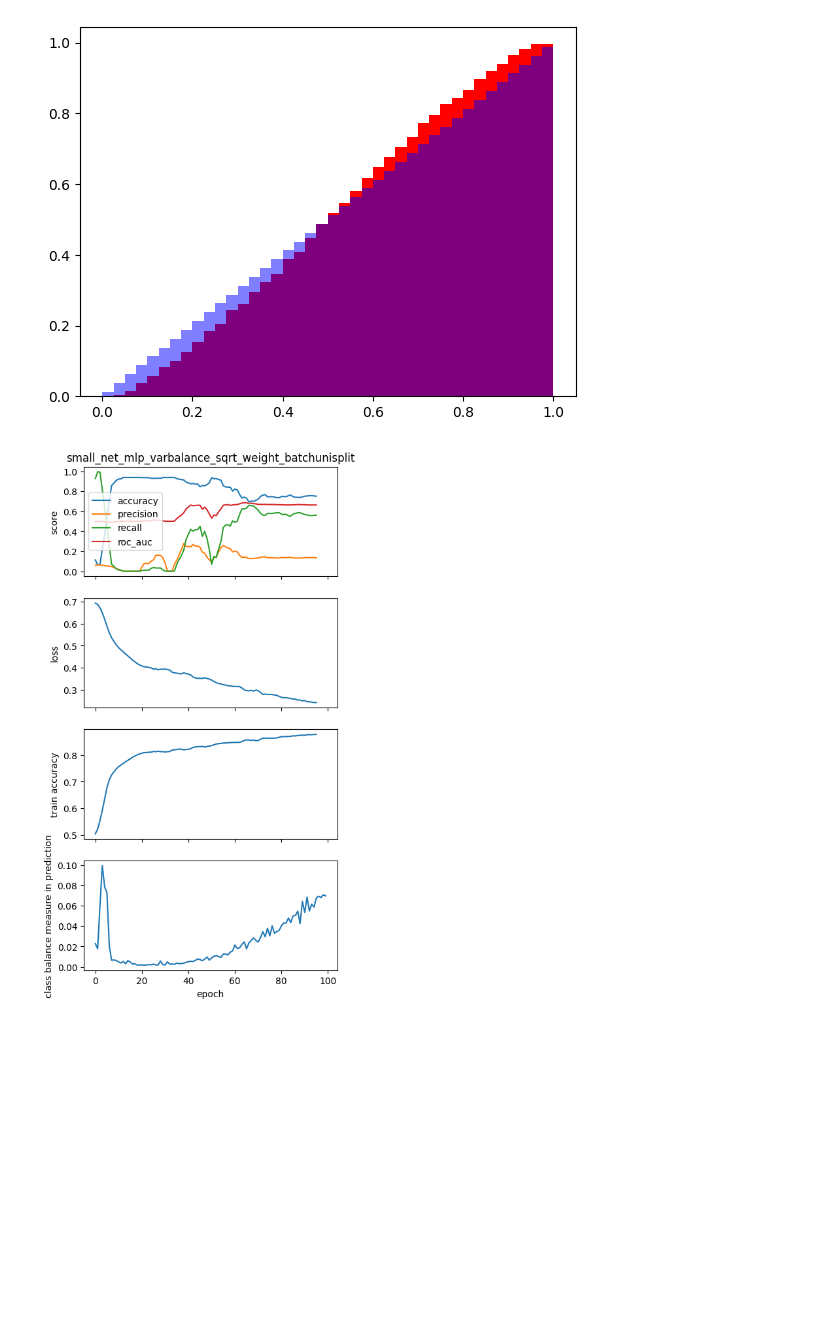
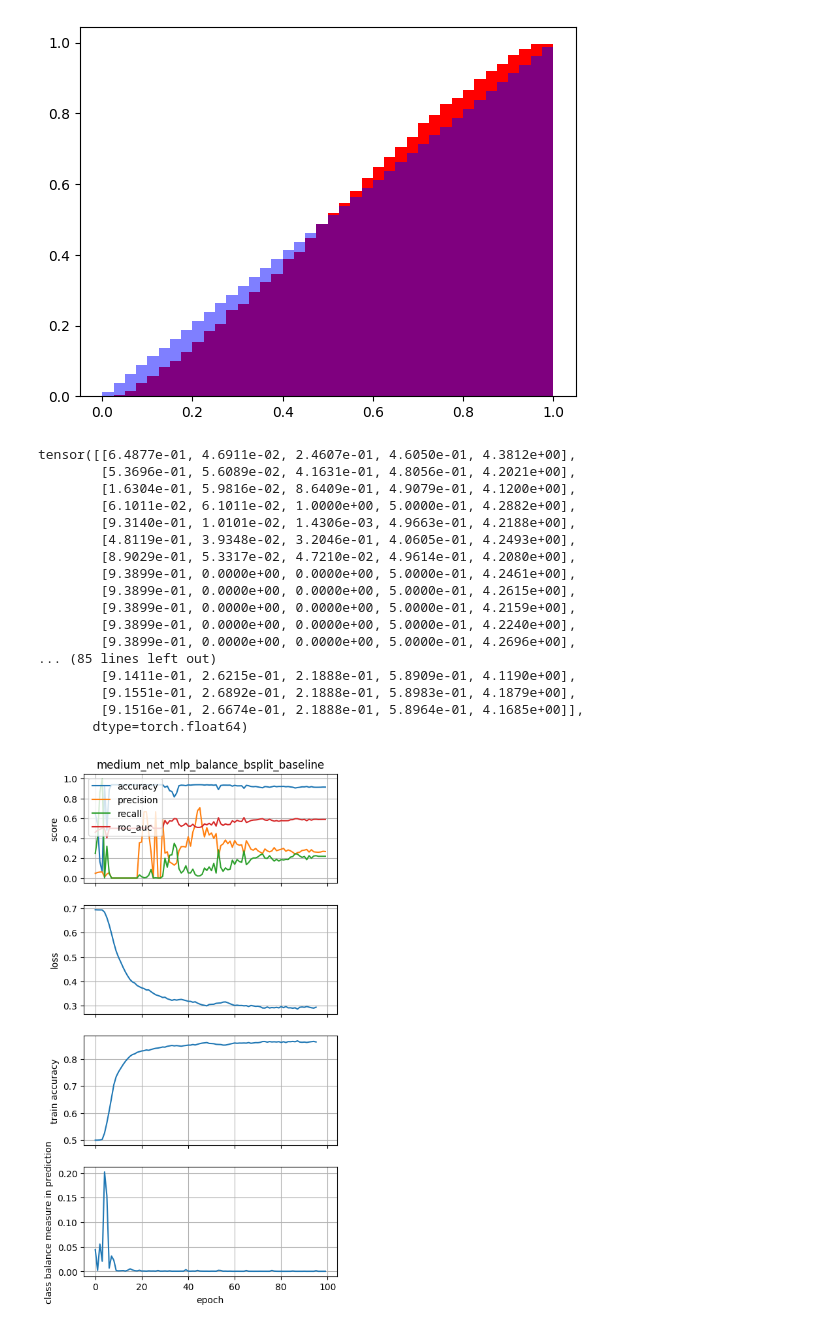
Before and after one commit to LenMetz/TabPFN-medical, a Jupyter notebook: model_analysis.ipynb, the cells around one changed output. Saved outputs shown, nothing was run; the diff lists cells and outputs as text; code cells hidden in the pictures; blank space fills up the shorter version.

```diff
--- a/model_analysis.ipynb
+++ b/model_analysis.ipynb
@@ -139,16 +139,16 @@ def load_train_results(name):
     dir_path = os.path.abspath(os.getcwd())
     path = dir_path + f"/logs/trainrun_{name}"
     try:
-        losses = torch.load(path+"/losses")
+        losses = torch.load(path+"/losses", weights_only=False)
     except:
         losses = np.array([0])
-    mb_results = torch.load(path+"/mb_results")
+    mb_results = torch.load(path+"/mb_results", weights_only=False)
     try:
-        accuracies = torch.load(path+"/accuracies")
+        accuracies = torch.load(path+"/accuracies", weights_only=False)
     except:
         accuracies = np.array([0])
     try:
-        class_preds = torch.load(path+"/class_preds")
+        class_preds = torch.load(path+"/class_preds", weights_only=False)
     except:
         class_preds = np.array([0])
     return losses, mb_results, accuracies, class_preds
@@ -170,14 +170,18 @@ def moving_average(arr, window_size=5):
 def plot_metrics(losses, results, accuracies, class_pred, metrics, name):
     fig, ax = plt.subplots(nrows=4, ncols=1, sharex=True, figsize=(5,10))
     for ii, m in enumerate(metrics):
-        ax[0].plot(moving_average(results[:,ii], window_size=5), label=m)
+        ax[0].plot(moving_average(results[:,ii], window_size=1), label=m)
+    ax[0].grid()
     ax[0].set_ylabel("score")
     ax[0].set_title(name)
-    ax[0].legend()
+    ax[0].legend(loc="upper left")
+    ax[1].grid()
     ax[1].plot(moving_average(losses))
     ax[1].set_ylabel("loss")
+    ax[2].grid()
     ax[2].plot(moving_average(accuracies))
     ax[2].set_ylabel("train accuracy")
+    ax[3].grid()
     ax[3].plot(class_preds)
     plt.xlabel("epoch")
     ax[3].set_ylabel("class balance measure in prediction")
@@ -185,10 +189,29 @@ def plot_metrics(losses, results, accuracies, class_pred, metrics, name):
 # %%
 name = "small_net_mlp_variable_balance_weight"#
 name = "small_net_mlp_balance_minevalup"#config["run_name"]
 #name = "small_net_mlp_varbalance_weight_batchunisplit"
 name = "small_net_mlp_varbalance_sqrt_weight_batchunisplit"
+name = "medium_net_mlp_balance_bsplit_baseline"
 metrics = ["accuracy", "precision", "recall", "roc_auc"]
 losses, mb_results, accuracies, class_preds = load_train_results(name)
+print(mb_results)
 plot_metrics(losses, mb_results, accuracies, class_preds, metrics, name)
 # %% [output]
+tensor([[6.4877e-01, 4.6911e-02, 2.4607e-01, 4.6050e-01, 4.3812e+00],
+        [5.3696e-01, 5.6089e-02, 4.1631e-01, 4.8056e-01, 4.2021e+00],
+        [1.6304e-01, 5.9816e-02, 8.6409e-01, 4.9079e-01, 4.1200e+00],
+        [6.1011e-02, 6.1011e-02, 1.0000e+00, 5.0000e-01, 4.2882e+00],
+        [9.3140e-01, 1.0101e-02, 1.4306e-03, 4.9663e-01, 4.2188e+00],
+        [4.8119e-01, 3.9348e-02, 3.2046e-01, 4.0605e-01, 4.2493e+00],
+        [8.9029e-01, 5.3317e-02, 4.7210e-02, 4.9614e-01, 4.2080e+00],
+        [9.3899e-01, 0.0000e+00, 0.0000e+00, 5.0000e-01, 4.2461e+00],
+        [9.3899e-01, 0.0000e+00, 0.0000e+00, 5.0000e-01, 4.2615e+00],
+        [9.3899e-01, 0.0000e+00, 0.0000e+00, 5.0000e-01, 4.2159e+00],
+        [9.3899e-01, 0.0000e+00, 0.0000e+00, 5.0000e-01, 4.2240e+00],
+        [9.3899e-01, 0.0000e+00, 0.0000e+00, 5.0000e-01, 4.2696e+00],
+... (85 lines left out)
+        [9.1411e-01, 2.6215e-01, 2.1888e-01, 5.8909e-01, 4.1190e+00],
+        [9.1551e-01, 2.6892e-01, 2.1888e-01, 5.8983e-01, 4.1879e+00],
+        [9.1516e-01, 2.6674e-01, 2.1888e-01, 5.8964e-01, 4.1685e+00]],
+       dtype=torch.float64)
-[figure, old version]
+[figure, new version]
```
Also changed, not shown: parts of 1 cell of this notebook, 19 other files.
